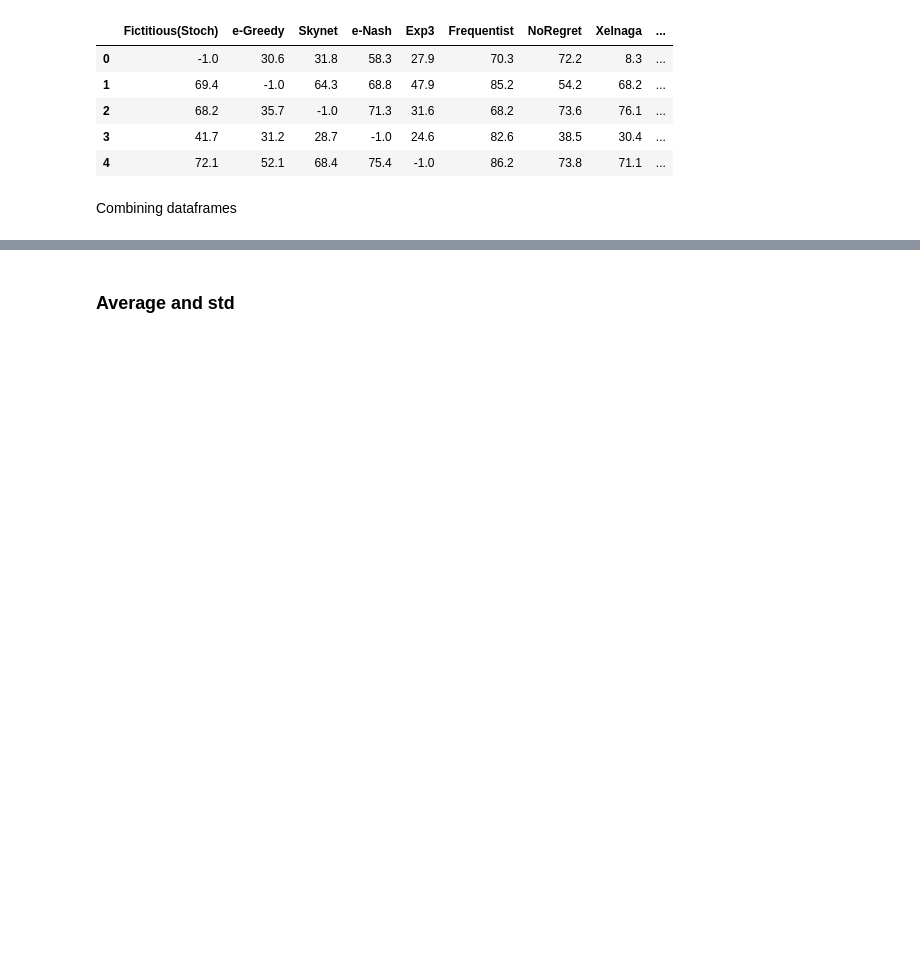
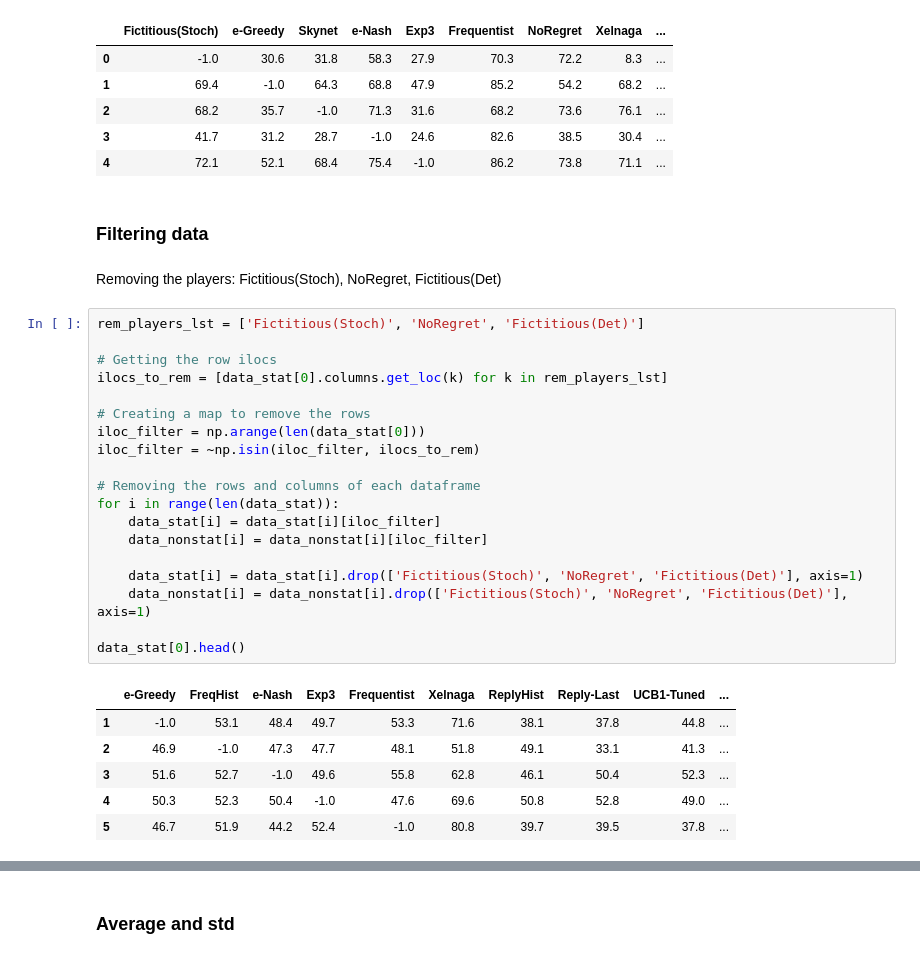
Before and after one commit to DanielKneipp/StarcraftNash, a Jupyter notebook: results/t-test/t-Test.ipynb, the cells around one changed output, grey strips where cells are left out. Drawn from its saved outputs; the diff is of its cells as text; blank space fills up the shorter version.

```diff
--- a/results/t-test/t-Test.ipynb
+++ b/results/t-test/t-Test.ipynb
@@ -38,5 +38,33 @@ data_nonstat[0].head()
 | 2 | 68.2 | 35.7 | -1.0 | 71.3 | 31.6 | 68.2 | 73.6 | 76.1 | ... |
 | 3 | 41.7 | 31.2 | 28.7 | -1.0 | 24.6 | 82.6 | 38.5 | 30.4 | ... |
 | 4 | 72.1 | 52.1 | 68.4 | 75.4 | -1.0 | 86.2 | 73.8 | 71.1 | ... |
-# %% [markdown]
-Combining dataframes
+# %% [markdown]
+### Filtering data
+# %% [markdown]
+Removing the players: Fictitious(Stoch), NoRegret, Fictitious(Det)
+# %%
+rem_players_lst = ['Fictitious(Stoch)', 'NoRegret', 'Fictitious(Det)']
+
+# Getting the row ilocs
+ilocs_to_rem = [data_stat[0].columns.get_loc(k) for k in rem_players_lst]
+
+# Creating a map to remove the rows
+iloc_filter = np.arange(len(data_stat[0]))
+iloc_filter = ~np.isin(iloc_filter, ilocs_to_rem)
+
+# Removing the rows and columns of each dataframe
+for i in range(len(data_stat)):
+    data_stat[i] = data_stat[i][iloc_filter]
+    data_nonstat[i] = data_nonstat[i][iloc_filter]
+
+    data_stat[i] = data_stat[i].drop(['Fictitious(Stoch)', 'NoRegret', 'Fictitious(Det)'], axis=1)
+    data_nonstat[i] = data_nonstat[i].drop(['Fictitious(Stoch)', 'NoRegret', 'Fictitious(Det)'], axis=1)
+
+data_stat[0].head()
+# %% [output]
+|  | e-Greedy | FreqHist | e-Nash | Exp3 | Frequentist | Xelnaga | ReplyHist | Reply-Last | UCB1-Tuned | ... |
+| 1 | -1.0 | 53.1 | 48.4 | 49.7 | 53.3 | 71.6 | 38.1 | 37.8 | 44.8 | ... |
+| 2 | 46.9 | -1.0 | 47.3 | 47.7 | 48.1 | 51.8 | 49.1 | 33.1 | 41.3 | ... |
+| 3 | 51.6 | 52.7 | -1.0 | 49.6 | 55.8 | 62.8 | 46.1 | 50.4 | 52.3 | ... |
+| 4 | 50.3 | 52.3 | 50.4 | -1.0 | 47.6 | 69.6 | 50.8 | 52.8 | 49.0 | ... |
+| 5 | 46.7 | 51.9 | 44.2 | 52.4 | -1.0 | 80.8 | 39.7 | 39.5 | 37.8 | ... |
```
Also changed, not shown: parts of 7 cells of this notebook, 1 other file.
